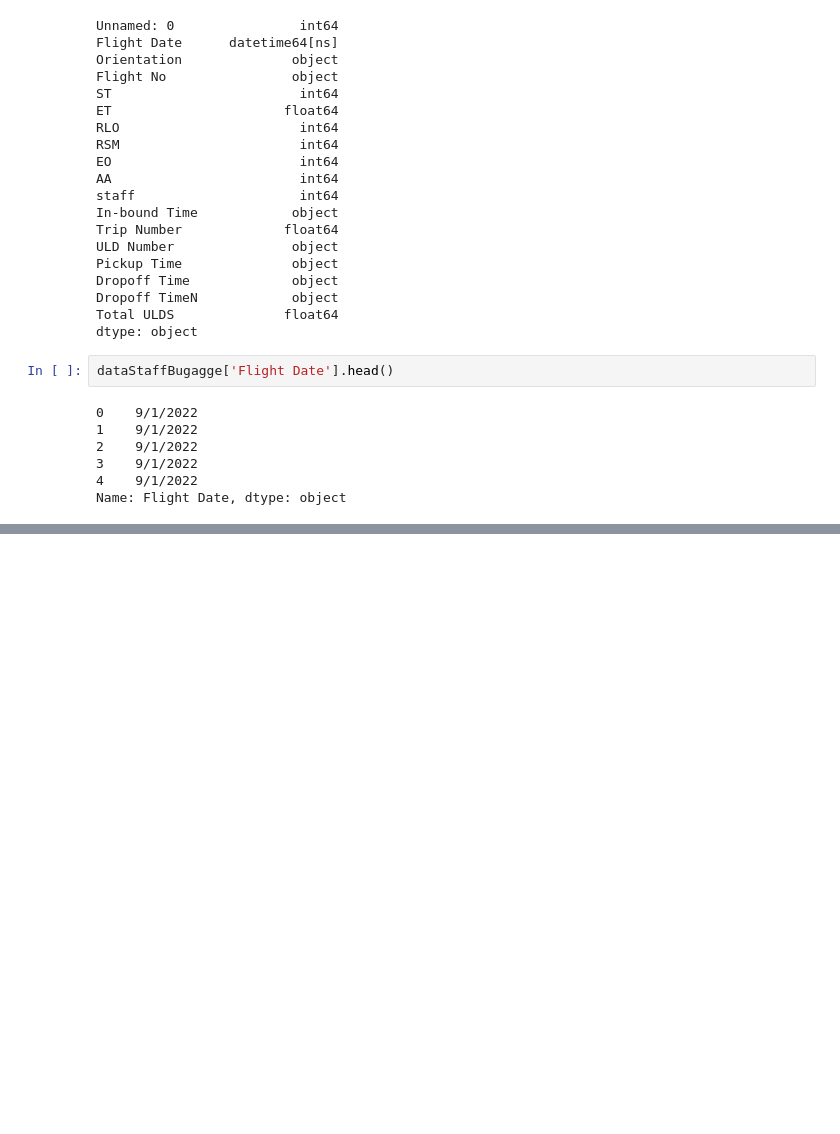
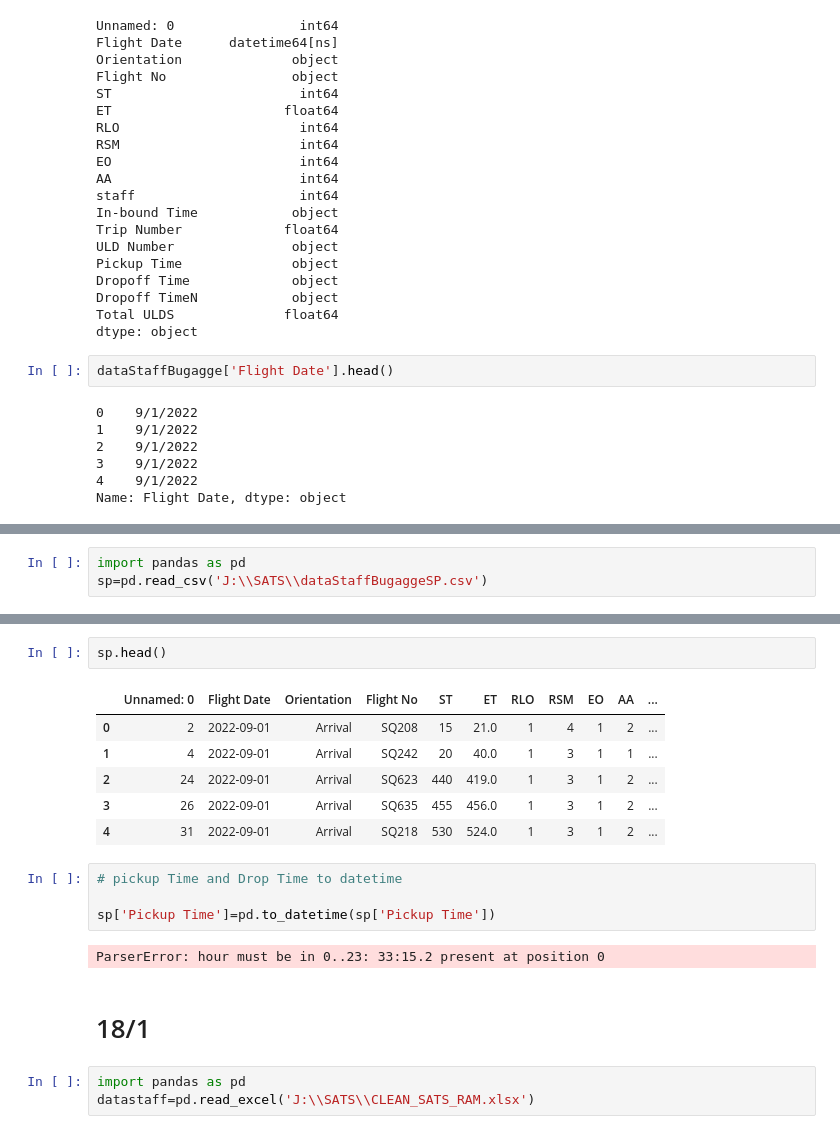
Before and after one commit to mishi-sarfraz/pythonProjects, a Jupyter notebook: FlightData.ipynb, the cells around one changed output, grey strips where cells are left out. Saved outputs shown, nothing was run; the diff lists cells and outputs as text; blank space fills up the shorter version.

```diff
--- a/FlightData.ipynb
+++ b/FlightData.ipynb
@@ -1247,0 +1273,3 @@ Name: Flight Date, dtype: object
+# %%
+import pandas as pd
+sp=pd.read_csv('J:\\SATS\\dataStaffBugaggeSP.csv')
@@ -1247,0 +1288,20 @@ Name: Flight Date, dtype: object
+# %%
+sp.head()
+# %% [output]
+|  | Unnamed: 0 | Flight Date | Orientation | Flight No | ST | ET | RLO | RSM | EO | AA | ... |
+| 0 | 2 | 2022-09-01 | Arrival | SQ208 | 15 | 21.0 | 1 | 4 | 1 | 2 | ... |
+| 1 | 4 | 2022-09-01 | Arrival | SQ242 | 20 | 40.0 | 1 | 3 | 1 | 1 | ... |
+| 2 | 24 | 2022-09-01 | Arrival | SQ623 | 440 | 419.0 | 1 | 3 | 1 | 2 | ... |
+| 3 | 26 | 2022-09-01 | Arrival | SQ635 | 455 | 456.0 | 1 | 3 | 1 | 2 | ... |
+| 4 | 31 | 2022-09-01 | Arrival | SQ218 | 530 | 524.0 | 1 | 3 | 1 | 2 | ... |
+# %%
+# pickup Time and Drop Time to datetime
+
+sp['Pickup Time']=pd.to_datetime(sp['Pickup Time'])
+# %% [output]
+ParserError: hour must be in 0..23: 33:15.2 present at position 0
+# %% [markdown]
+# 18/1
+# %%
+import pandas as pd
+datastaff=pd.read_excel('J:\\SATS\\CLEAN_SATS_RAM.xlsx')
```
Also changed, not shown: parts of 54 cells of this notebook.
